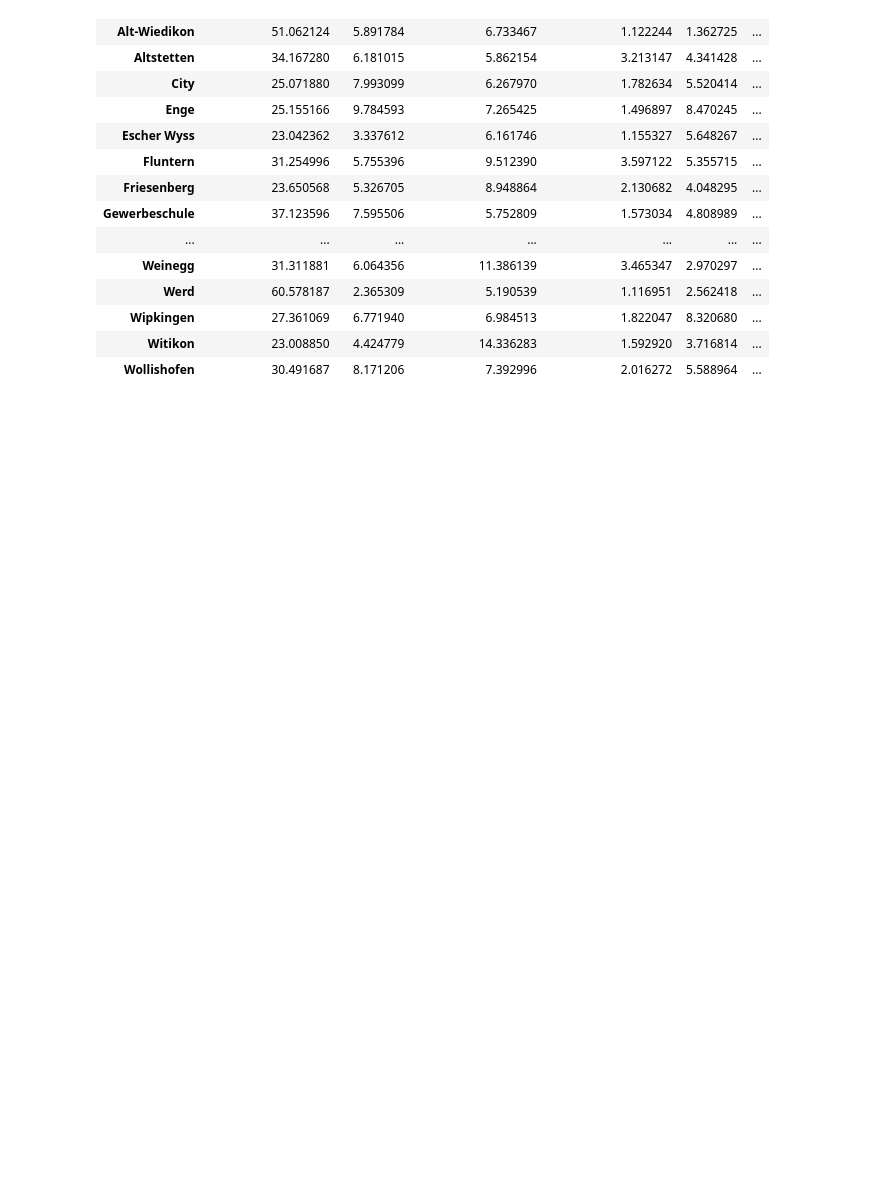
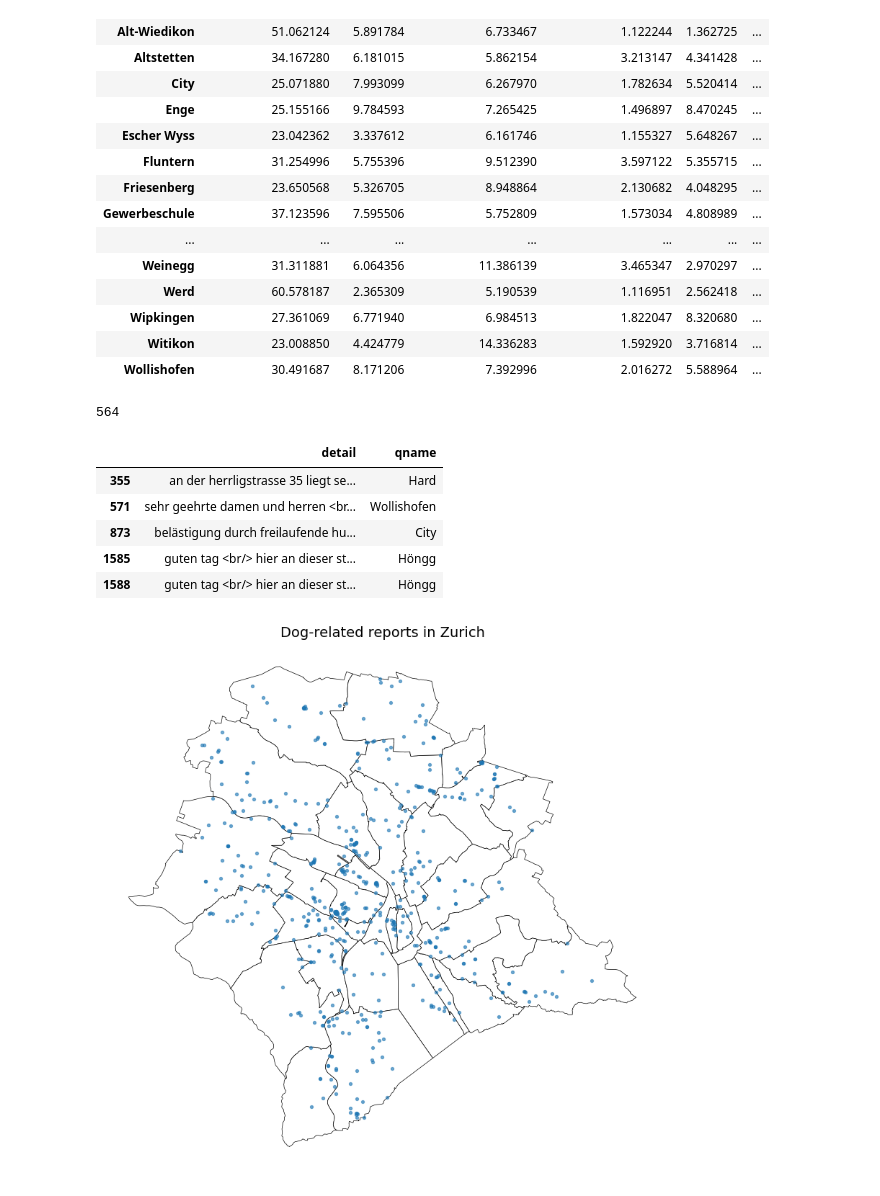
Before and after one commit to lukasgoetz-debug/sds210-project-lukas-goetz, a Jupyter notebook: notebooks/sds_proj_analysis.ipynb, the cells around one changed output. Drawn from its saved outputs; the diff is of its cells as text; code cells hidden in the pictures; blank space fills up the shorter version.

```diff
--- a/notebooks/sds_proj_analysis.ipynb
+++ b/notebooks/sds_proj_analysis.ipynb
@@ -315,4 +488,56 @@ display(issue_pivot)
 | Witikon | 23.008850 | 4.424779 | 14.336283 | 1.592920 | 3.716814 | ... |
 | Wollishofen | 30.491687 | 8.171206 | 7.392996 | 2.016272 | 5.588964 | ... |
 # %%
-# (5) At which neighbourhoods do people care about road markings and traffic signs (use LLM to assess which wordings are searched in descriptions and titles)?
+# (5) Which neighbourhood report the most dog-related problems? (use LLM to assess which wordings are searched in descriptions and titles)?
+
+# 1. Normalize text of "detail"-column to make keyword search work
+reports_quartier["detail"] = (
+    reports_quartier["detail"]
+    .fillna("") # replaces potential NaN with empty strings
+    .astype(str) # ensures that all detail descriptions are text (strings)
+    .str.lower() # converts all text in "detail" to lowercase
+)
+
+# 2. search for word stem "hund" but exclude "hundert(e)" using the regex syntax
+hund_reports = reports_quartier[
+    reports_quartier["detail"].str.contains(
+        r"\b\w*hund(?!ert)\w*\b",
+        regex=True
+    )
+].copy()
+
+print(len(hund_reports))
+display(hund_reports[["detail", "qname"]].head())
+
+# 3. map the dog-problems
+
+fig, ax = plt.subplots(figsize=(10, 10))
+
+# Base map: all Zurich neighbourhood polygons
+quartiere_gdf.plot(
+    ax=ax,
+    color="white",
+    edgecolor="black",
+    linewidth=0.5
+)
+
+# Dog-report points
+hund_reports.plot(
+    ax=ax,
+    markersize=8,
+    alpha=0.6
+)
+
+ax.set_title("Dog-related reports in Zurich", fontsize=14)
+ax.axis("off")
+
+plt.show()
+# %% [output]
+564
+|  | detail | qname |
+| 355 | an der herrligstrasse 35 liegt se... | Hard |
+| 571 | sehr geehrte damen und herren <br... | Wollishofen |
+| 873 | belästigung durch freilaufende hu... | City |
+| 1585 | guten tag <br/> hier an dieser st... | Höngg |
+| 1588 | guten tag <br/> hier an dieser st... | Höngg |
+[figure, added]
```
Also changed, not shown: parts of 6 cells of this notebook, 2 other files.
